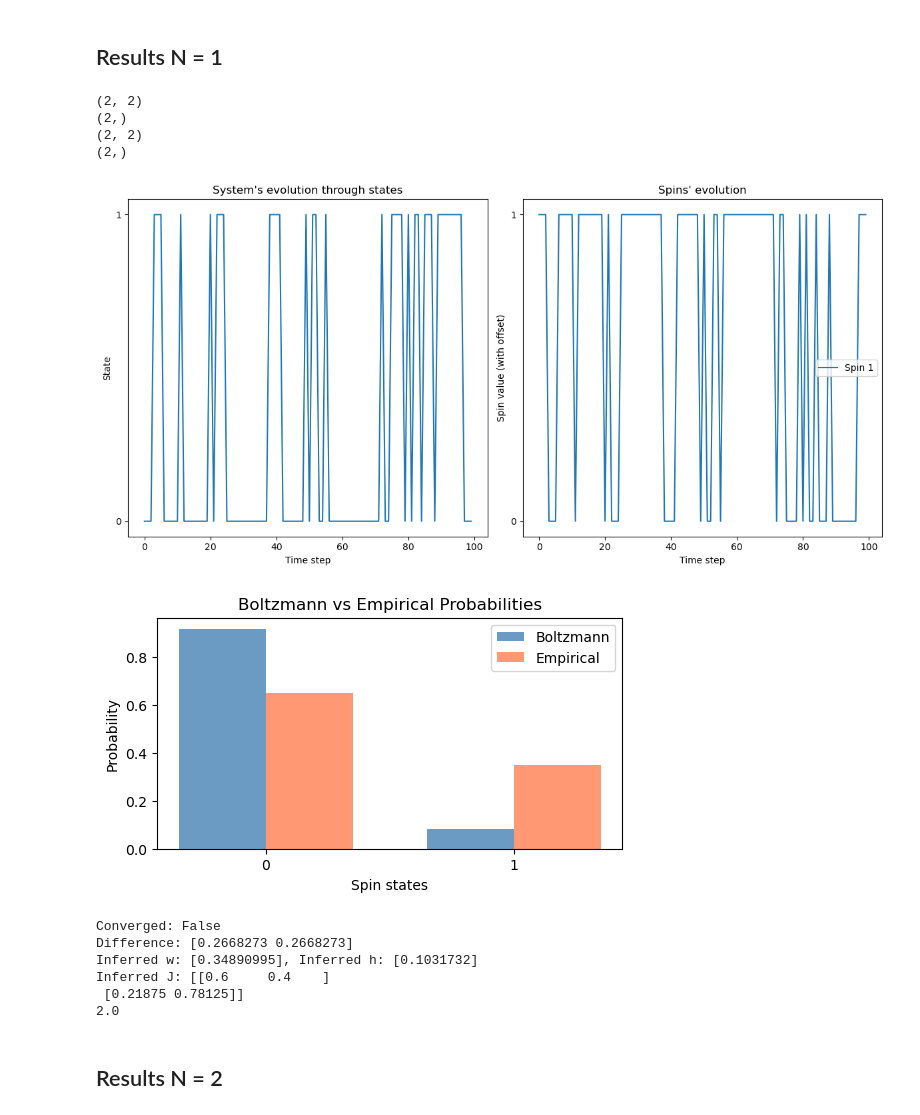
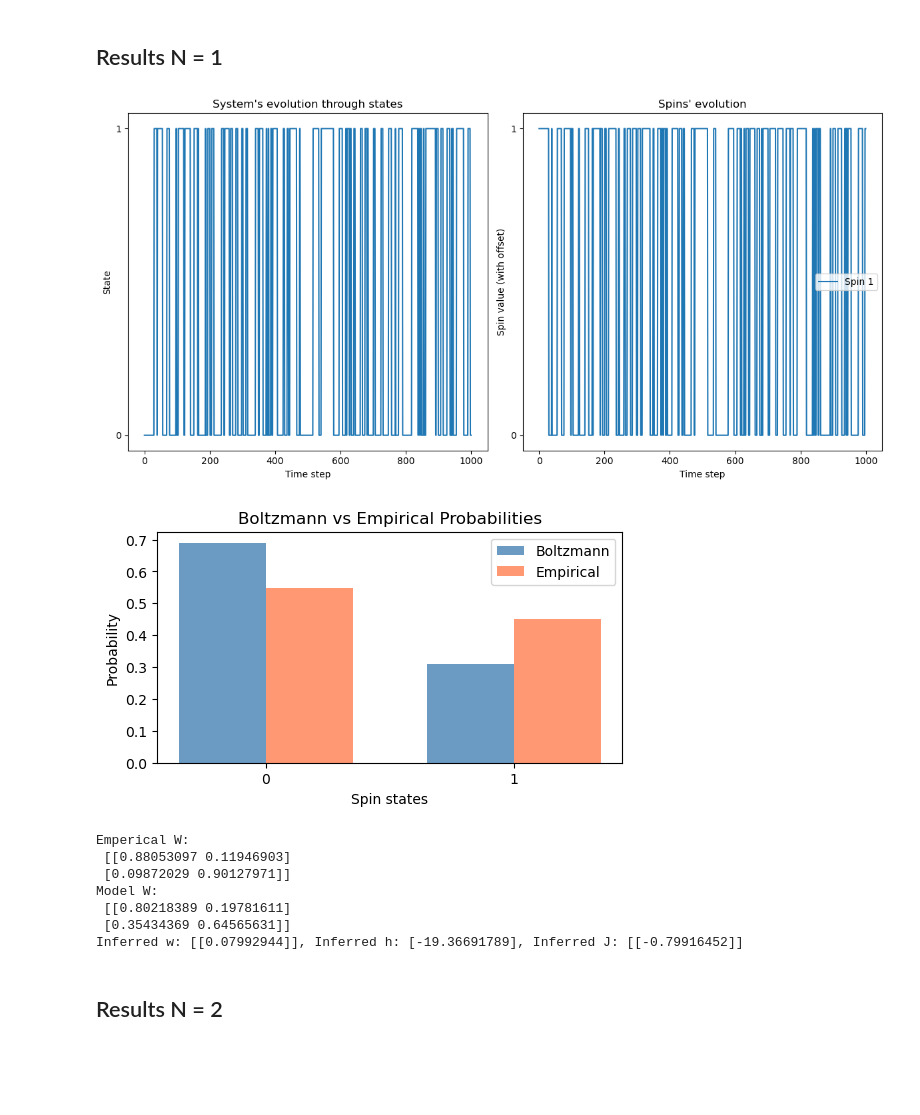
Before and after one commit to Victor-Alessandro/QBM-code, a Jupyter notebook: Quantum-Classical Mapping.ipynb, the cells around one changed output. Cells and saved outputs as stored; diff of their text form; code cells hidden in the pictures; blank space fills up the shorter version.

Commit message:
fixed likelihood Inverse

```diff
--- a/Quantum-Classical Mapping.ipynb
+++ b/Quantum-Classical Mapping.ipynb
@@ -46,8 +49,7 @@ def g_double(i, j, s, w, h, J):
     sum_term_j = h[j] + sum(J[j, k] * s[k] for k in range(len(s)) if k != j)
     return np.exp(-w[i, j] + J[i, j] * s[i] * s[j] - s[i] * sum_term_i - s[j] * sum_term_j)
 
-
-def flip_parallel(s, w, h, J):
+def flip_parallel(s, w, h, J, no_flip_prob):
     """Flipping algorithm using parallel dynamics using double-spin flips"""
     N = len(s)         # Number of spins in the lattice
     s_prime = s.copy()
@@ -57,12 +59,10 @@ def flip_parallel(s, w, h, J):
     # append double flip probabilities
     flip_probs += [g_double(i, j, s, w, h, J) for i in range(N) for j in range(i+1, N)]  #double flip probabilities
 
-    # add probability for no flip ????
-    no_flip_prob = 1              # this is not correct but don't know what it should be
+    # normalize the probabilities and append no flip probability
+    flip_probs_sum = np.sum(flip_probs)
+    flip_probs = [(1 - no_flip_prob) * prob / flip_probs_sum for prob in flip_probs]
     flip_probs.append(no_flip_prob)
-
-    # normalize the probabilities
-    flip_probs /= np.sum(flip_probs)
 
     # randomly choose a spin flip according to its probability of occurring
     idx = np.random.choice(len(flip_probs), p=flip_probs)
@@ -86,13 +86,12 @@ def flip_parallel(s, w, h, J):
 
     return s_prime
 
-
-def simulate_dynamics(w, J, h, steps, n_spins):
+def simulate_dynamics(w, J, h, steps, n_spins, no_flip_prob):
     s = np.array([np.random.choice(np.array([-1, 1])) for _ in range(n_spins)], dtype=np.int64) #initial config
     trajectory = np.empty((steps, n_spins), dtype=np.int64)
 
     for t in range(steps):
-        s = flip_parallel(s,w,h,J)
+        s = flip_parallel(s,w,h,J, no_flip_prob)
         trajectory[t] = s
 
     return trajectory
@@ -353,61 +325,34 @@ def plot_convergence_to_boltzmann(J, h, beta, trajectory):
 # %% [markdown]
 ## Results N = 1
-# %%
-n_spins =2
-w = np.random.normal(size=(n_spins, n_spins))
-h = np.random.normal(size=n_spins)
-
-print(w.shape)
-print(h.shape)
-
-w = np.array([[1.2,1.1],
-              [1.1,1.2]])
-
-h = np.array([1.0, 0.5])
-
-print(w.shape)
-print(h.shape)
-# %% [output]
-(2, 2)
-(2,)
-(2, 2)
-(2,)
 # %%
 n_spins = 1
 w = np.array([[1]])
 J = np.array([[1]])
 h = np.array([0.4])
 
-beta = 3
-steps = 100
-tolerance = 0.1
+steps = 1000
+no_flip_prob = 0.9
 
-trajectory = simulate_dynamics(w, J, h, steps, n_spins)
+#SIMULATE SYSTEM [FORWARD PROBLEM]
+trajectory = simulate_dynamics(w, J, h, steps, n_spins, no_flip_prob)
 plot_combined_dynamics(trajectory, n_spins)
-plot_convergence_to_boltzmann(J, h, beta, trajectory)
+plot_convergence_to_boltzmann(J, h, trajectory)
 
-converged, difference = check_convergence_to_boltzmann(J, h, beta, trajectory, tolerance)
-
-print(f"Converged: {converged}")
-print(f"Difference: {difference}")
-
-params = infer_parameters_scipy(trajectory, beta)
-inferred_w = params[:n_spins**2]
-inferred_h = params[n_spins**2:]
-print(f"Inferred w: {inferred_w}, Inferred h: {inferred_h}")
-
+#INFERENCE [INVERSE PROBLEM]
 W_empirical = infer_empirical_transition_matrix(trajectory)
-print(f"Inferred J: {W_empirical}")
-print(np.sum(W_empirical))
+print(f"Emperical W: \n {W_empirical}")
+W_model = model_transition_matrix(w, h, J)
+print(f"Model W: \n {W_model}")
 # %% [output]
-[figure, old version]
+[figure, new version]
-[figure, old version]
+[figure, new version]
-Converged: False
-Difference: [0.2668273 0.2668273]
-Inferred w: [0.34890995], Inferred h: [0.1031732]
-Inferred J: [[0.6     0.4    ]
- [0.21875 0.78125]]
-2.0
+Emperical W:
+ [[0.88053097 0.11946903]
+ [0.09872029 0.90127971]]
+Model W:
+ [[0.80218389 0.19781611]
+ [0.35434369 0.64565631]]
+Inferred w: [[0.07992944]], Inferred h: [-19.36691789], Inferred J: [[-0.79916452]]
 # %% [markdown]
 ## Results N = 2
 # %%
```
Also changed, not shown: parts of 16 cells of this notebook, 1 other file.
